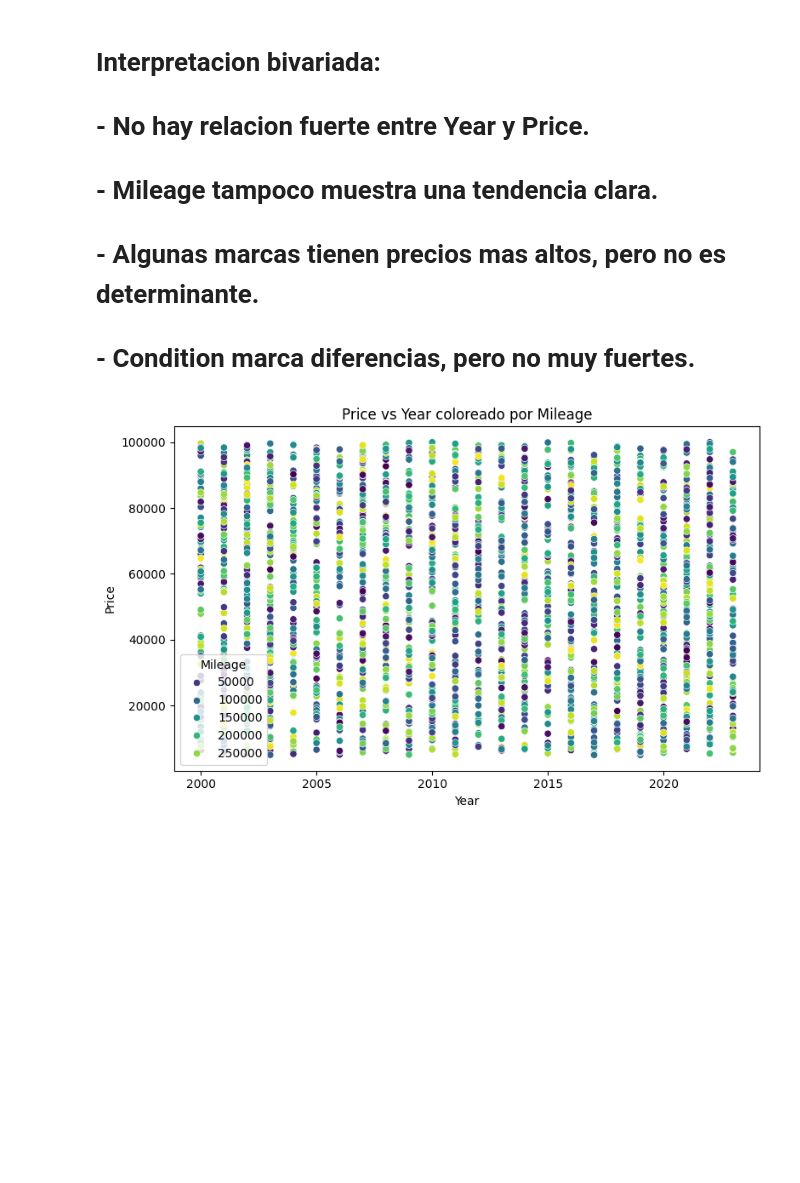
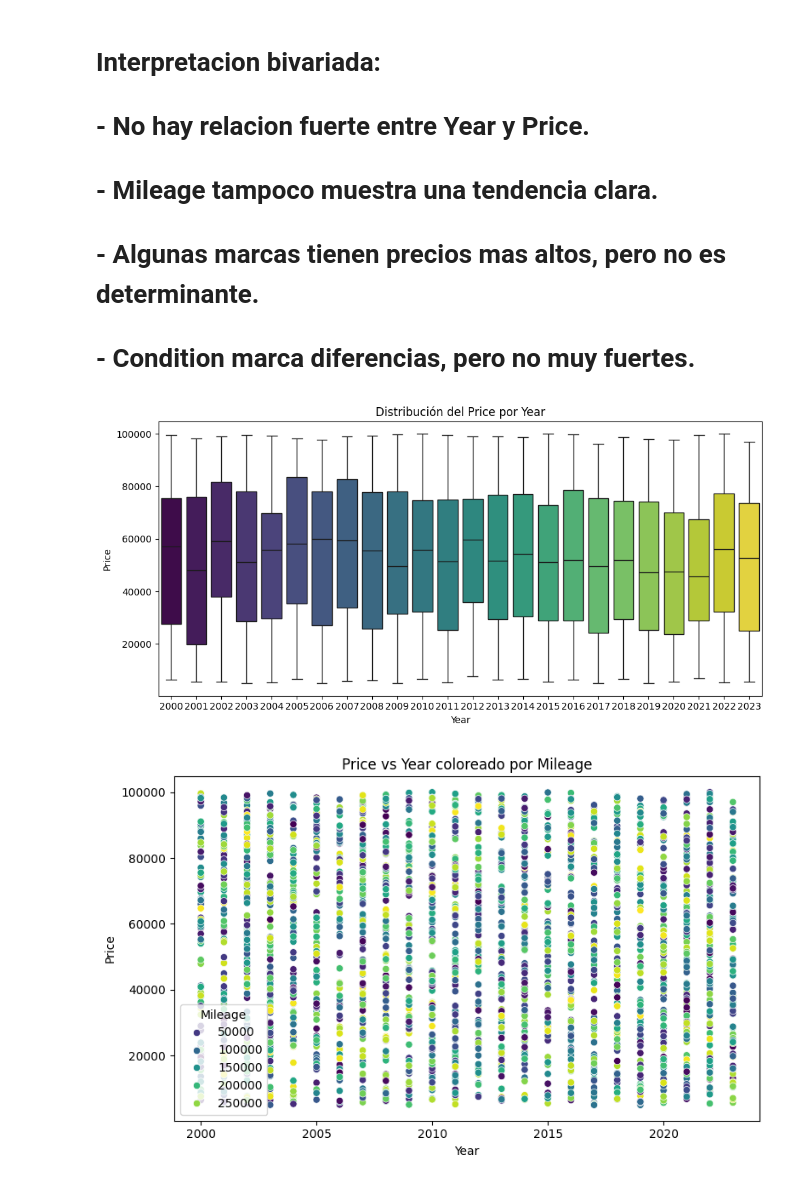
Before and after one commit to white22ne/ProyectoDS_Partel-Blanco.ipynb, a Jupyter notebook: ProyectoDS_Partel+GBlanco.ipynb, the cells around one changed output. Drawn from its saved outputs; the diff is of its cells as text; code cells hidden in the pictures; blank space fills up the shorter version.

```diff
--- a/ProyectoDS_Partel+GBlanco.ipynb
+++ b/ProyectoDS_Partel+GBlanco.ipynb
@@ -205,6 +212,21 @@ plt.show()
 # - Mileage tampoco muestra una tendencia clara.
 # - Algunas marcas tienen precios mas altos, pero no es determinante.
 # - Condition marca diferencias, pero no muy fuertes.
+# %%
+plt.figure(figsize=(10,5))
+sns.boxplot(
+    data=car_price,
+    x='Year',
+    y='Price',
+    hue='Year',
+    palette='viridis'
+)
+plt.legend([], [], frameon=False)
+plt.title("Distribución del Price por Year")
+plt.tight_layout()
+plt.show()
+# %% [output]
+[figure, added]
 # %%
 
 plt.figure(figsize=(8,5))
```
Also changed, not shown: parts of 3 cells of this notebook.
